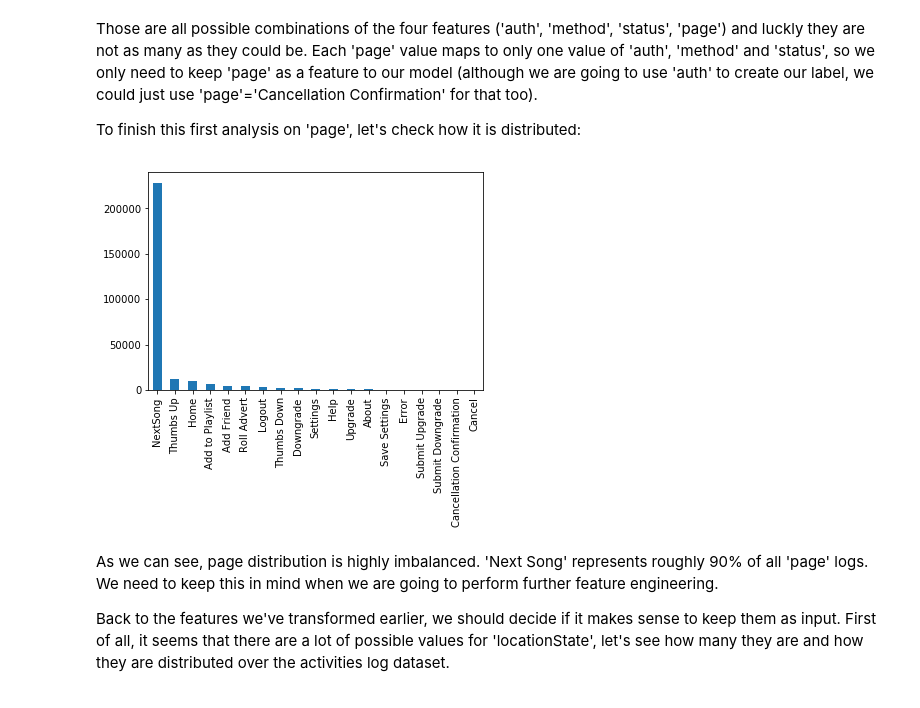
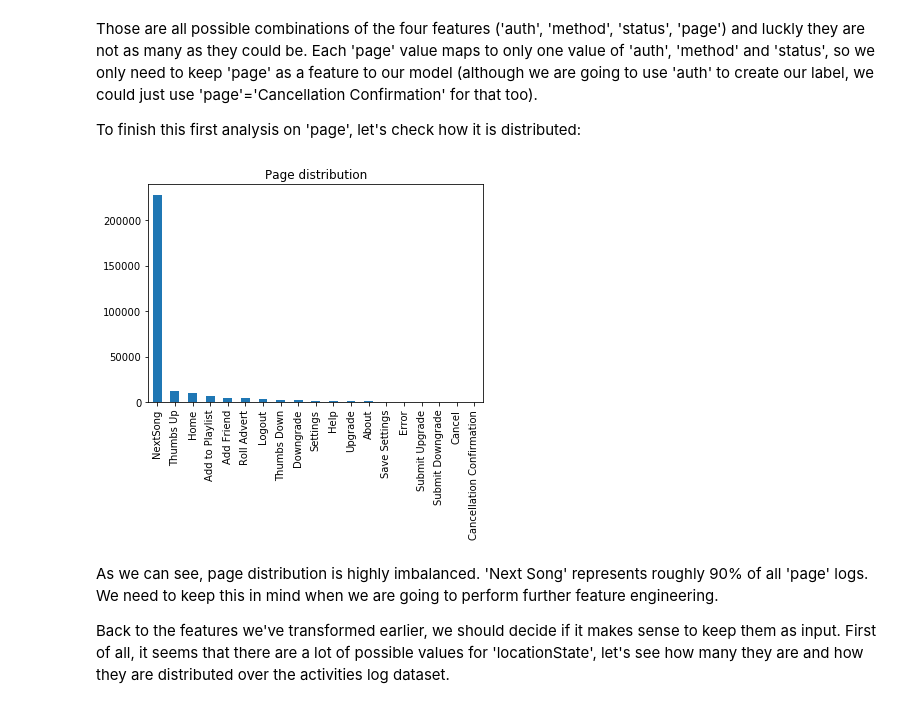
Before and after one commit to michelnagme/udacity-sparkify-churn-prediction-project, a Jupyter notebook: Sparkify.ipynb, the cells around one changed output. Saved outputs shown, nothing was run; the diff lists cells and outputs as text; code cells hidden in the pictures.

```diff
--- a/Sparkify.ipynb
+++ b/Sparkify.ipynb
@@ -375,9 +375,9 @@ Those are all possible combinations of the four features ('auth', 'method', 'sta
 To finish this first analysis on 'page', let's check how it is distributed:
 # %%
 # Distrbution for 'page'
-df_pd['page'].value_counts().plot(kind='bar');
+df_pd['page'].value_counts().plot(kind='bar', title='Page distribution');
 # %% [output]
-[figure, old version]
+[figure, new version]
 # %% [markdown]
 As we can see, page distribution is highly imbalanced. 'Next Song' represents roughly 90% of all 'page' logs. We need to keep this in mind when we are going to perform further feature engineering.
 
```
Also changed, not shown: parts of 82 cells of this notebook.
